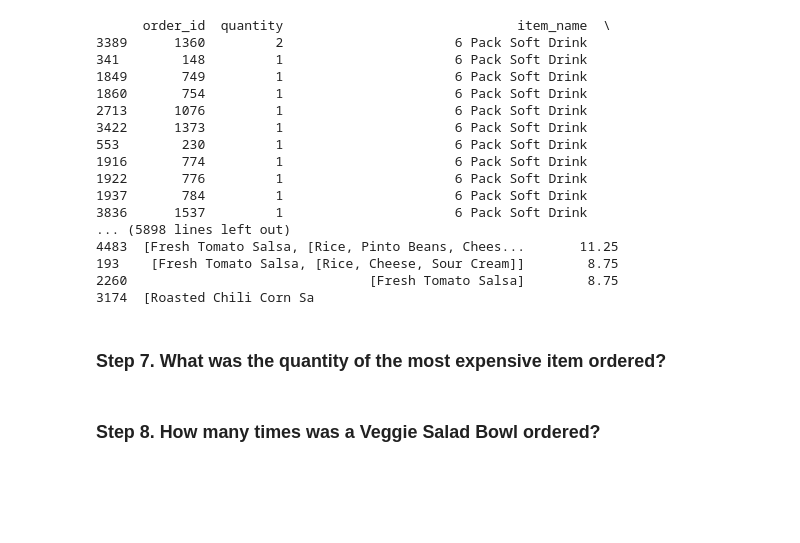
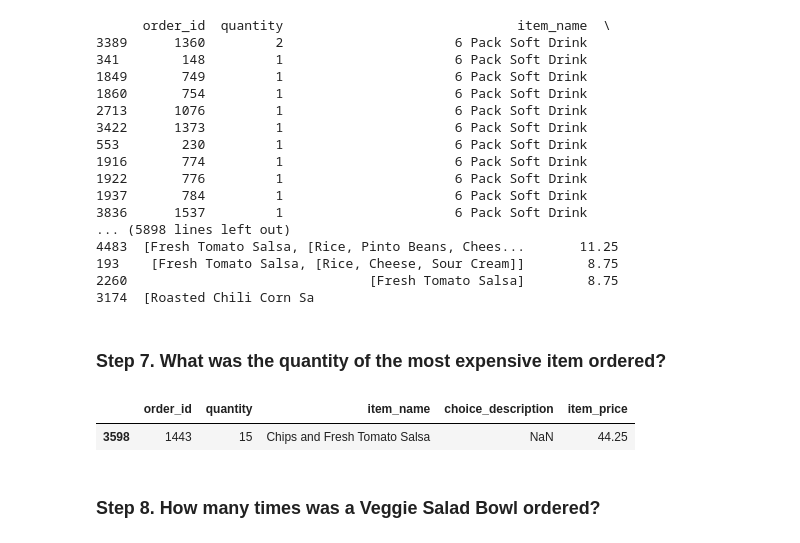
Before and after one commit to ismael-araujo/pandas-exercise, a Jupyter notebook: 02_Filtering_&_Sorting/Chipotle/Exercises.ipynb, the cells around one changed output. Cells and saved outputs as stored; diff of their text form; code cells hidden in the pictures; blank space fills up the shorter version.

```diff
--- a/02_Filtering_&_Sorting/Chipotle/Exercises.ipynb
+++ b/02_Filtering_&_Sorting/Chipotle/Exercises.ipynb
@@ -87,6 +87,11 @@ chipo.sort_values(by='item_name')
 3174  [Roasted Chili Corn Sa
 # %% [markdown]
 ### Step 7. What was the quantity of the most expensive item ordered?
+# %%
+chipo.sort_values(by='item_price', ascending=False).head(1)
+# %% [output]
+|  | order_id | quantity | item_name | choice_description | item_price |
+| 3598 | 1443 | 15 | Chips and Fresh Tomato Salsa | NaN | 44.25 |
 # %% [markdown]
 ### Step 8. How many times was a Veggie Salad Bowl ordered?
 # %% [markdown]
```
